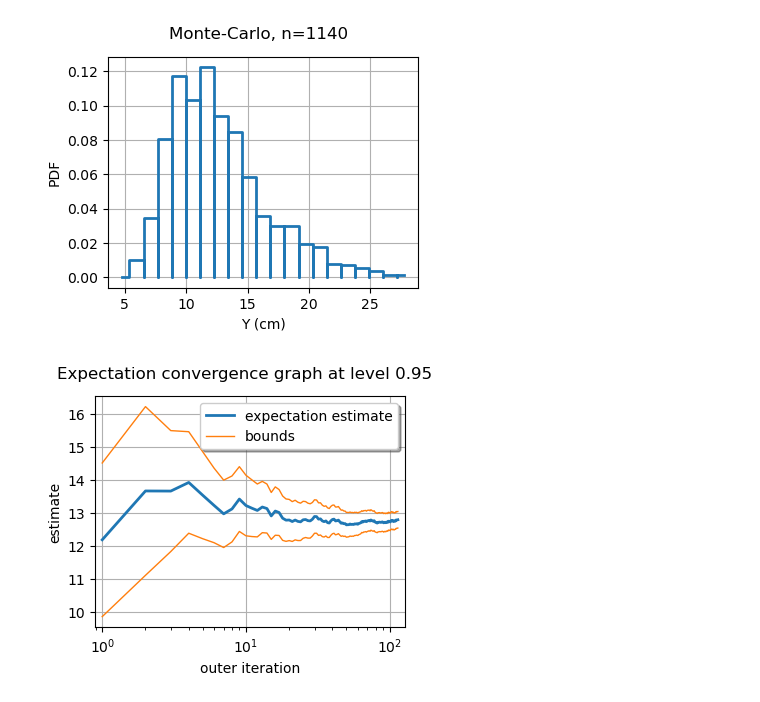
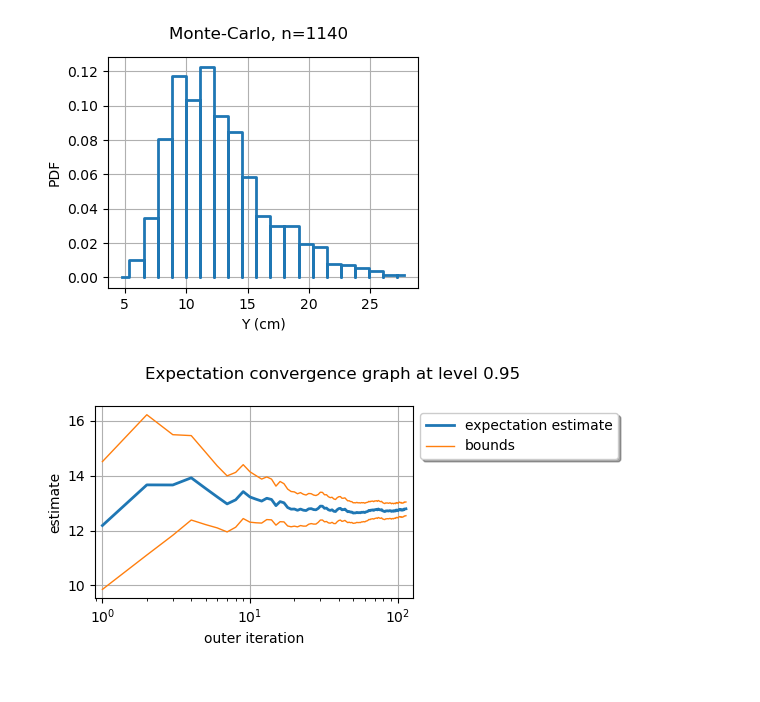
Before and after one commit to mbaudin47/otsupgalilee-eleve, a Jupyter notebook: 3-Propagation/Exercice-Tendance-centrale-cantilever-beam.ipynb, the cells around one changed output. Saved outputs shown, nothing was run; the diff lists cells and outputs as text; code cells hidden in the pictures.

```diff
--- a/3-Propagation/Exercice-Tendance-centrale-cantilever-beam.ipynb
+++ b/3-Propagation/Exercice-Tendance-centrale-cantilever-beam.ipynb
@@ -283,9 +284,11 @@ view = otv.View(graph, figure_kw={"figsize": (4.0, 3.0)})
 # %%
 graph = algo.drawExpectationConvergence()
 graph.setLogScale(ot.GraphImplementation.LOGX)
-view = otv.View(graph, figure_kw={"figsize": (4.0, 3.0)})
+graph.setLegendPosition("upper left")
+graph.setLegendCorner((1.0, 1.0))
+view = otv.View(graph, figure_kw={"figsize": (6.0, 3.0)})
 # %% [output]
-[figure, old version]
+[figure, new version]
 # %% [markdown]
 ## Synthèse des résultats
 
```
Also changed, not shown: parts of 8 cells of this notebook.
